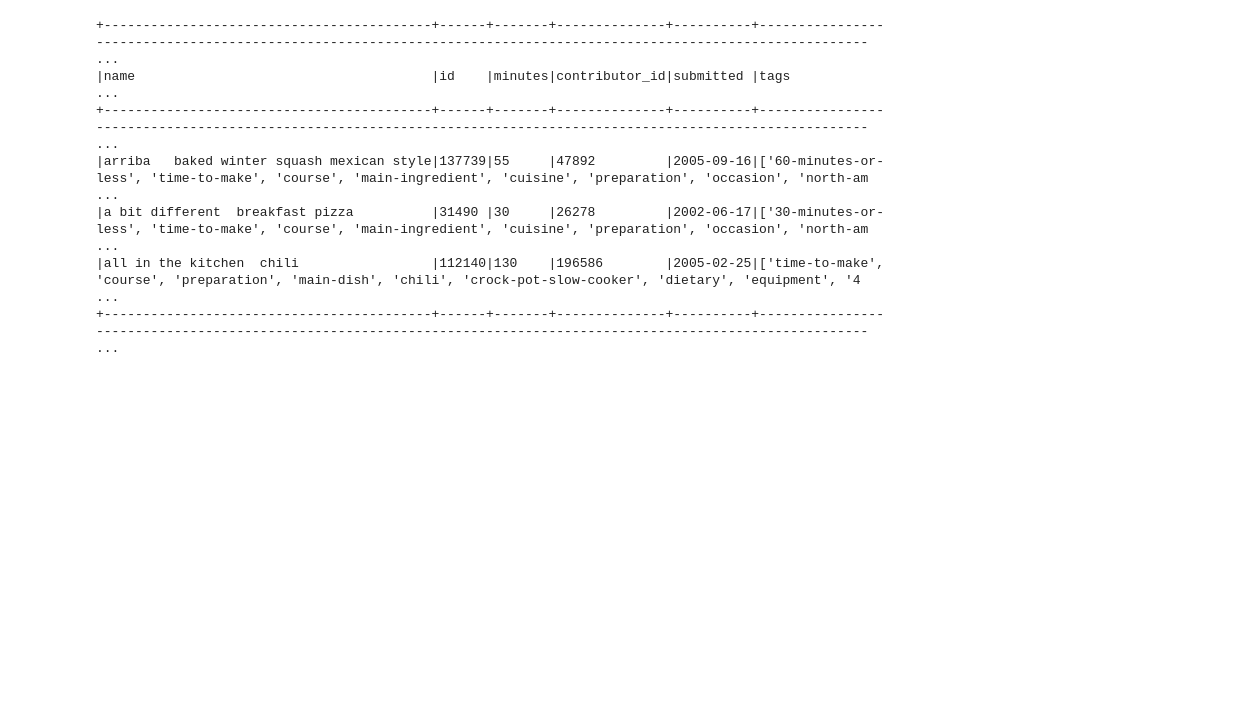
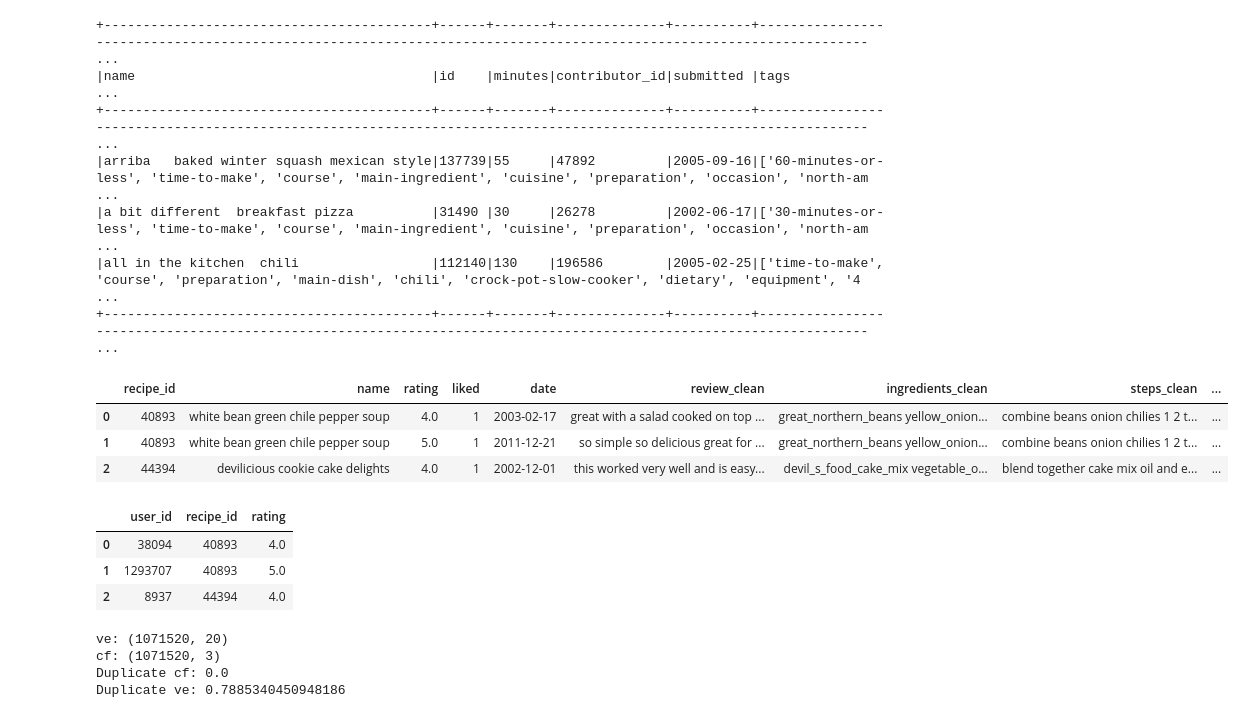
Before and after one commit to iauger/recipe-review-tags, a Jupyter notebook: notebooks/99_testing.ipynb, the cells around one changed output. Saved outputs shown, nothing was run; the diff lists cells and outputs as text; code cells hidden in the pictures; blank space fills up the shorter version.

```diff
--- a/notebooks/99_testing.ipynb
+++ b/notebooks/99_testing.ipynb
@@ -66,3 +109,36 @@ recipes.limit(3).show(truncate=False)
 |a bit different  breakfast pizza          |31490 |30     |26278         |2002-06-17|['30-minutes-or-less', 'time-to-make', 'course', 'main-ingredient', 'cuisine', 'preparation', 'occasion', 'north-am ...
 |all in the kitchen  chili                 |112140|130    |196586        |2005-02-25|['time-to-make', 'course', 'preparation', 'main-dish', 'chili', 'crock-pot-slow-cooker', 'dietary', 'equipment', '4 ...
 +------------------------------------------+------+-------+--------------+----------+------------------------------------------------------------------------------------------------------------------- ...
+# %%
+from src.config import load_settings
+from src.spark.ingestion.pipeline import PipelineConfig, run_pipeline
+
+s = load_settings()
+cfg = PipelineConfig(settings=s, download_if_missing=True, force_download=False, force_write=False)
+recipes_df, interactions_df = run_pipeline(cfg)
+# %%
+recipes_df.head(3)
+# %% [output]
+|  | recipe_id | name | rating | liked | date | review_clean | ingredients_clean | steps_clean | ... |
+| 0 | 40893 | white bean green chile pepper soup | 4.0 | 1 | 2003-02-17 | great with a salad cooked on top ... | great_northern_beans yellow_onion... | combine beans onion chilies 1 2 t... | ... |
+| 1 | 40893 | white bean green chile pepper soup | 5.0 | 1 | 2011-12-21 | so simple so delicious great for ... | great_northern_beans yellow_onion... | combine beans onion chilies 1 2 t... | ... |
+| 2 | 44394 | devilicious cookie cake delights | 4.0 | 1 | 2002-12-01 | this worked very well and is easy... | devil_s_food_cake_mix vegetable_o... | blend together cake mix oil and e... | ... |
+# %%
+interactions_df.head(3)
+# %% [output]
+|  | user_id | recipe_id | rating |
+| 0 | 38094 | 40893 | 4.0 |
+| 1 | 1293707 | 40893 | 5.0 |
+| 2 | 8937 | 44394 | 4.0 |
+# %%
+print(f"ve: {recipes_df.shape}")
+print(f"cf: {interactions_df.shape}")
+
+# uniqueness checks
+print(f"Duplicate cf: {interactions_df.duplicated(subset=['user_id','recipe_id']).mean()}")
+print(f"Duplicate ve: {recipes_df.duplicated(subset=['recipe_id']).mean()}")
+# %% [output]
+ve: (1071520, 20)
+cf: (1071520, 3)
+Duplicate cf: 0.0
+Duplicate ve: 0.7885340450948186
```
Also changed, not shown: parts of 14 cells of this notebook, 20 other files.
